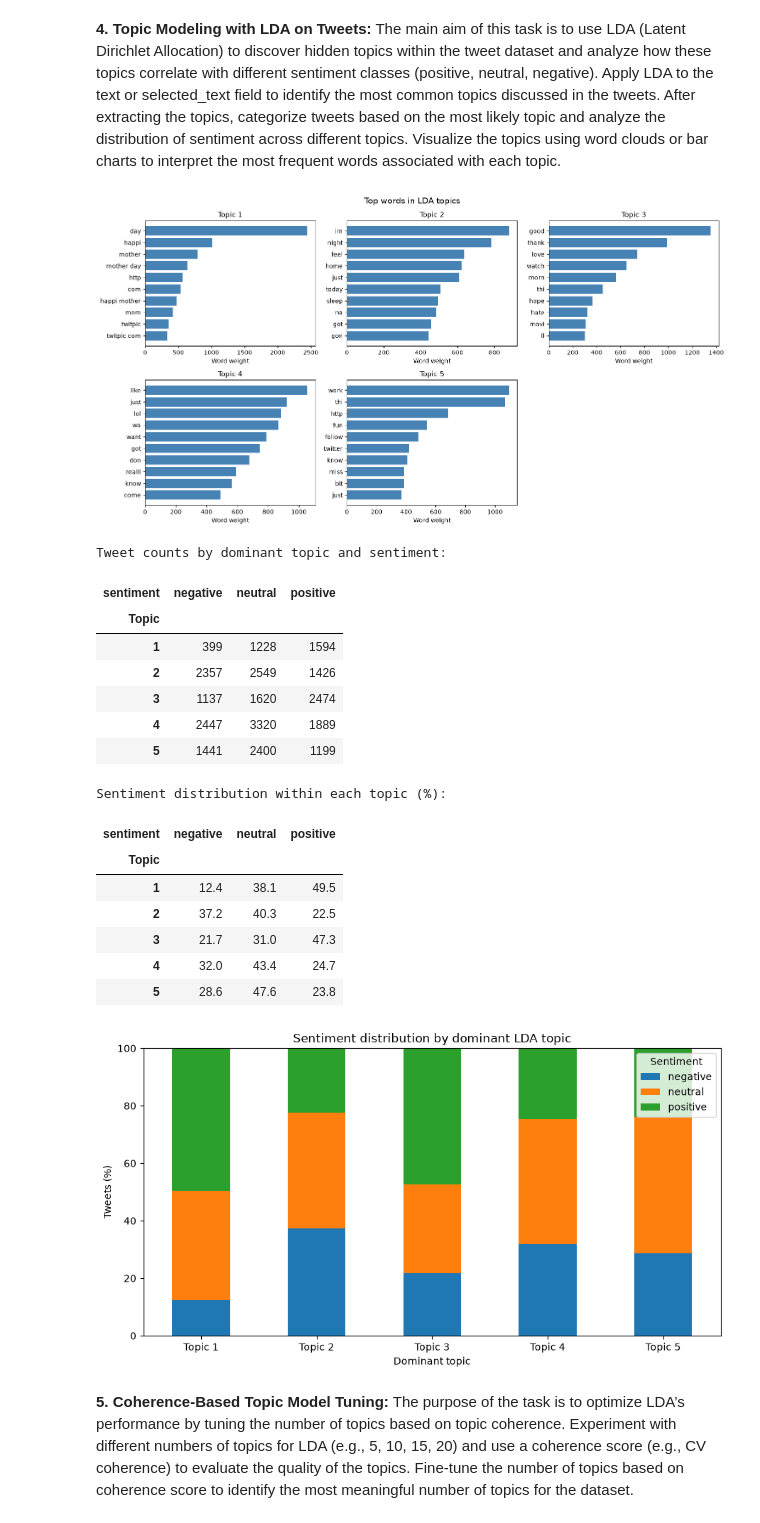
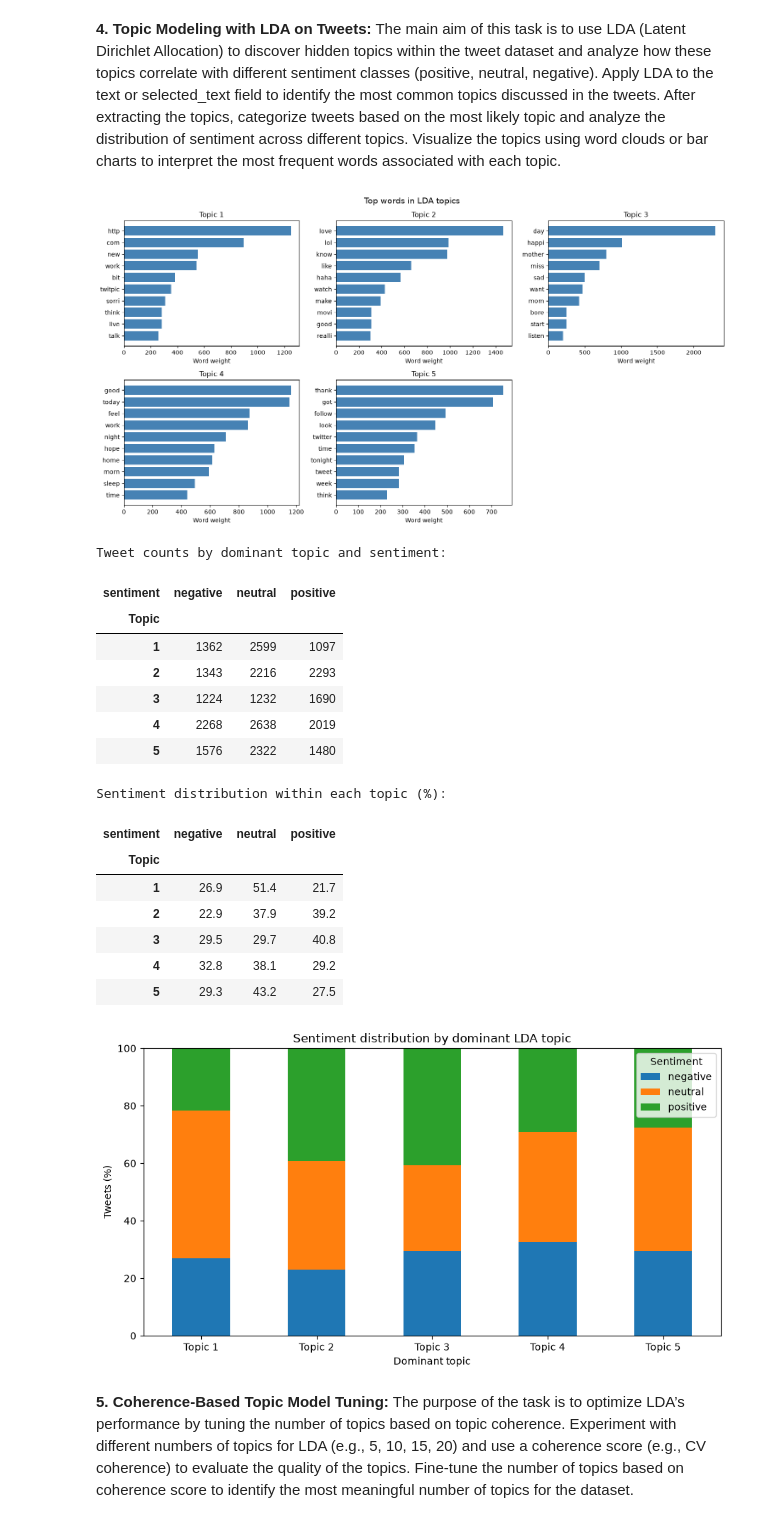
Before and after one commit to urhovr/NLP_Final_Project, a Jupyter notebook: NLP_Jaakko.ipynb, the cells around one changed output. Saved outputs shown, nothing was run; the diff lists cells and outputs as text; code cells hidden in the pictures.

```diff
--- a/NLP_Jaakko.ipynb
+++ b/NLP_Jaakko.ipynb
@@ -125,26 +125,36 @@ with each topic.
 from sklearn.decomposition import LatentDirichletAllocation
 from sklearn.feature_extraction.text import CountVectorizer
 from nltk.stem import PorterStemmer
-import nltk
+from nltk.corpus import stopwords
+import re
+
+def clean_text(text):
+    #Function for cleaning the text from numbers, stopwords and non-words.
+    text_words_only = re.findall(r'\b[A-Za-z][a-z]{2,}\b', text)
+    #Removing stopwords
+    stop = stopwords.words("english")
+    clean_text = [w for w in text_words_only if w not in stop]
+    return clean_text
 
 stemmer = PorterStemmer()
 
+lda_data = data.loc[
+    data["text"].notna() & data["sentiment"].notna(), ["text", "sentiment"]
+].copy()
+
 tokenized = [
-    [stemmer.stem(word) for word in nltk.word_tokenize(text)]
-    for text in data.loc[data["text"].notna(), "text"]
+    [stemmer.stem(word) for word in clean_text(str(text).lower())]
+    for text in lda_data["text"]
 ]
 
 tokenized_joined = [" ".join(text) for text in tokenized]
 
-lda_data = data.loc[
-    data["text"].notna() & data["sentiment"].notna(), ["text", "sentiment"]
-].copy()
 lda_data["text"] = tokenized_joined
 lda_data = lda_data.loc[lda_data["text"] != ""].reset_index(drop=True)
 
 vectorizer = CountVectorizer(
     stop_words="english",
-    ngram_range=(1, 2),
+    ngram_range=(1, 1),
     min_df=5,
     max_df=0.95,
     max_features=1000,
@@ -186,51 +196,51 @@ sentiment_order = [
 ]
 sentiment_order += sorted(
     set(lda_data["sentiment"].unique()) - set(sentiment_order)
 )
 topic_sentiment_counts = pd.crosstab(
     lda_data["Topic"], lda_data["sentiment"]
 ).reindex(columns=sentiment_order, fill_value=0)
 topic_sentiment_percent = topic_sentiment_counts.div(
     topic_sentiment_counts.sum(axis=1), axis=0
 ).mul(100)
 
 print("Tweet counts by dominant topic and sentiment:")
 display(topic_sentiment_counts)
 print("Sentiment distribution within each topic (%):")
 display(topic_sentiment_percent.round(1))
 
 topic_sentiment_percent.plot(kind="bar", stacked=True, figsize=(9, 5))
 plt.title("Sentiment distribution by dominant LDA topic")
 plt.xlabel("Dominant topic")
 plt.ylabel("Tweets (%)")
 plt.xticks(
     ticks=range(n_topics),
     labels=[f"Topic {topic_id + 1}" for topic_id in range(n_topics)],
     rotation=0,
 )
 plt.ylim(0, 100)
 plt.legend(title="Sentiment")
 plt.tight_layout()
 plt.show()
 # %% [output]
-[figure, old version]
+[figure, new version]
 Tweet counts by dominant topic and sentiment:
 | sentiment | negative | neutral | positive |
 | Topic |  |  |  |
-| 1 | 399 | 1228 | 1594 |
-| 2 | 2357 | 2549 | 1426 |
-| 3 | 1137 | 1620 | 2474 |
-| 4 | 2447 | 3320 | 1889 |
-| 5 | 1441 | 2400 | 1199 |
+| 1 | 1362 | 2599 | 1097 |
+| 2 | 1343 | 2216 | 2293 |
+| 3 | 1224 | 1232 | 1690 |
+| 4 | 2268 | 2638 | 2019 |
+| 5 | 1576 | 2322 | 1480 |
 Sentiment distribution within each topic (%):
 | sentiment | negative | neutral | positive |
 | Topic |  |  |  |
-| 1 | 12.4 | 38.1 | 49.5 |
-| 2 | 37.2 | 40.3 | 22.5 |
-| 3 | 21.7 | 31.0 | 47.3 |
-| 4 | 32.0 | 43.4 | 24.7 |
-| 5 | 28.6 | 47.6 | 23.8 |
+| 1 | 26.9 | 51.4 | 21.7 |
+| 2 | 22.9 | 37.9 | 39.2 |
+| 3 | 29.5 | 29.7 | 40.8 |
+| 4 | 32.8 | 38.1 | 29.2 |
+| 5 | 29.3 | 43.2 | 27.5 |
-[figure, old version]
+[figure, new version]
 # %% [markdown]
 **5. Coherence-Based Topic Model Tuning:** The purpose of the task is to optimize LDA’s performance
 by tuning the number of topics based on topic coherence. Experiment with different numbers of topics
```
Also changed, not shown: parts of 9 cells of this notebook.
